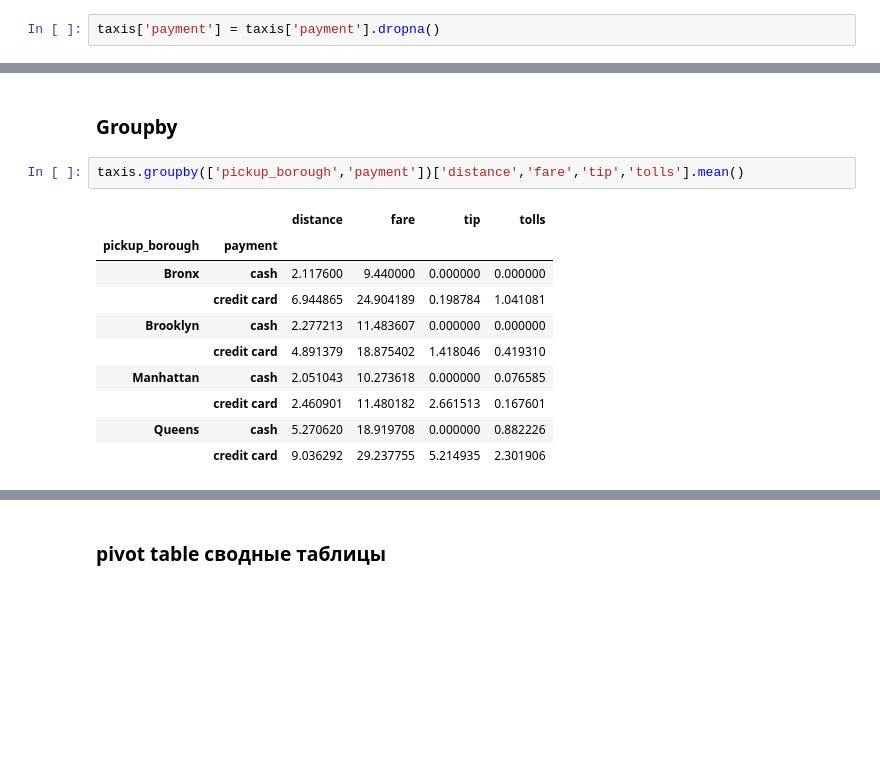
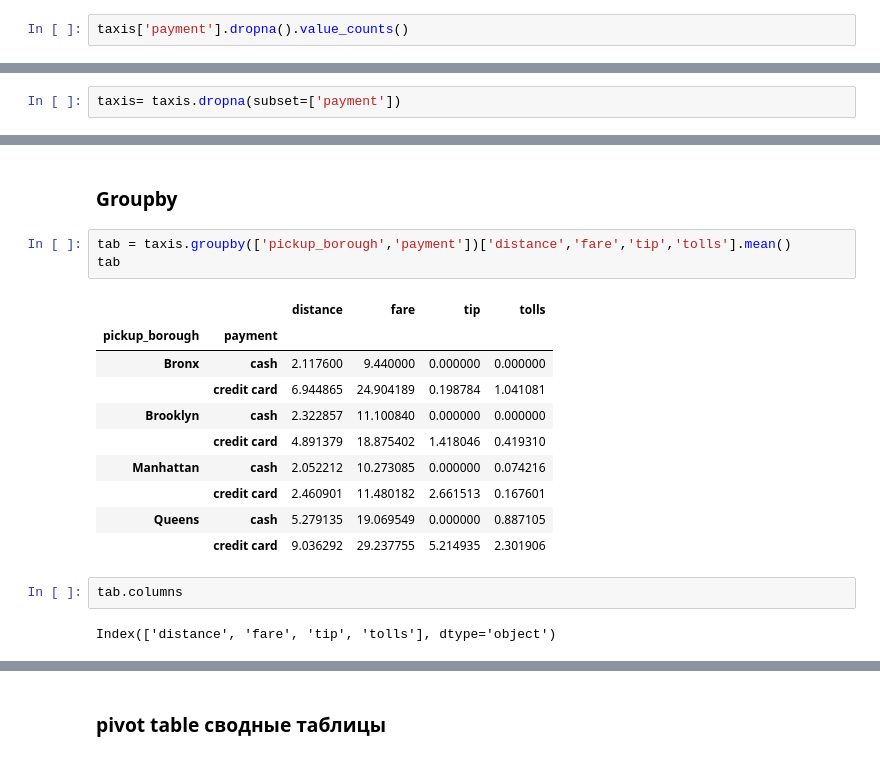
Before and after one commit to lectures-python/Python_lectures_HW, a Jupyter notebook: lectures_1_4.ipynb, the cells around one changed output, grey strips where cells are left out. Cells and saved outputs as stored; diff of their text form; blank space fills up the shorter version.

```diff
--- a/lectures_1_4.ipynb
+++ b/lectures_1_4.ipynb
@@ -1310,4 +1312,4 @@ taxis['payment'].isnull().sum()
 # %% [markdown]
 ### Удаление пропусков
 # %%
-taxis['payment'] = taxis['payment'].dropna()
+taxis['payment'].dropna().value_counts()
@@ -1313,0 +1320,2 @@ taxis['payment'] = taxis['payment'].dropna()
+# %%
+taxis= taxis.dropna(subset=['payment'])
@@ -1425,15 +1459,20 @@ Name: payment, dtype: int64
 # %% [markdown]
 ### Groupby
 # %%
-taxis.groupby(['pickup_borough','payment'])['distance','fare','tip','tolls'].mean()
+tab = taxis.groupby(['pickup_borough','payment'])['distance','fare','tip','tolls'].mean()
+tab
 # %% [output]
 |  |  | distance | fare | tip | tolls |
 | pickup_borough | payment |  |  |  |  |
 | Bronx | cash | 2.117600 | 9.440000 | 0.000000 | 0.000000 |
 |  | credit card | 6.944865 | 24.904189 | 0.198784 | 1.041081 |
-| Brooklyn | cash | 2.277213 | 11.483607 | 0.000000 | 0.000000 |
+| Brooklyn | cash | 2.322857 | 11.100840 | 0.000000 | 0.000000 |
 |  | credit card | 4.891379 | 18.875402 | 1.418046 | 0.419310 |
-| Manhattan | cash | 2.051043 | 10.273618 | 0.000000 | 0.076585 |
+| Manhattan | cash | 2.052212 | 10.273085 | 0.000000 | 0.074216 |
 |  | credit card | 2.460901 | 11.480182 | 2.661513 | 0.167601 |
-| Queens | cash | 5.270620 | 18.919708 | 0.000000 | 0.882226 |
+| Queens | cash | 5.279135 | 19.069549 | 0.000000 | 0.887105 |
 |  | credit card | 9.036292 | 29.237755 | 5.214935 | 2.301906 |
+# %%
+tab.columns
+# %% [output]
+Index(['distance', 'fare', 'tip', 'tolls'], dtype='object')
```
Also changed, not shown: parts of 20 cells of this notebook.
